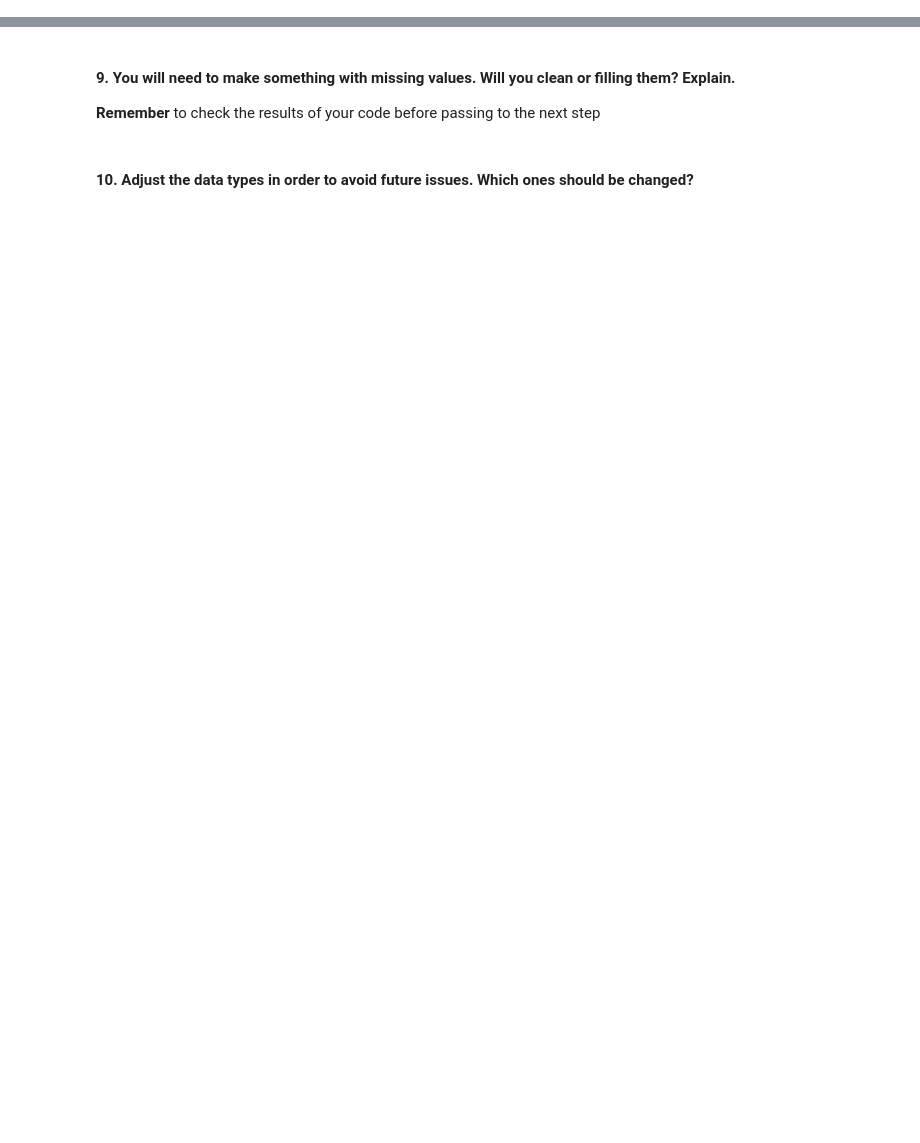
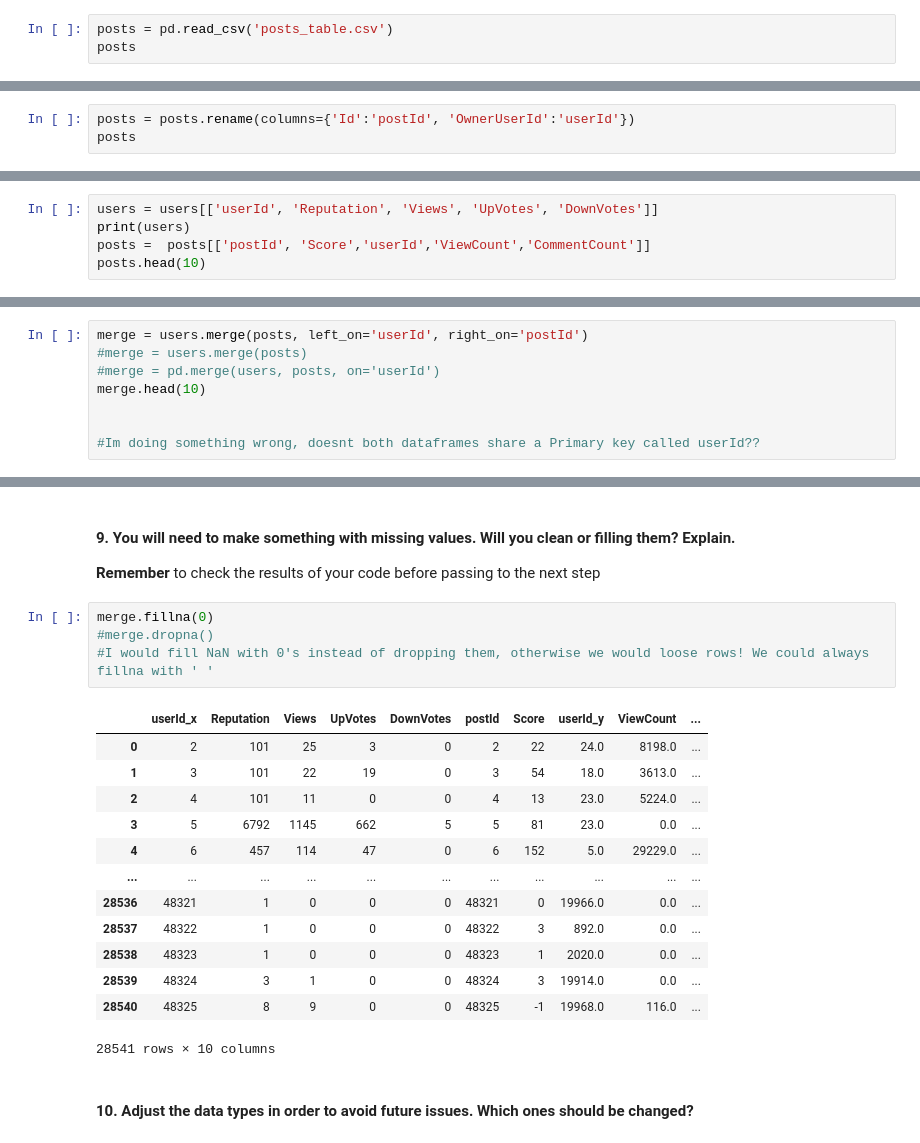
Before and after one commit to ta-data-lis/lab-data-cleaning, a Jupyter notebook: your-code/main.ipynb, the cells around one changed output, grey strips where cells are left out. Drawn from its saved outputs; the diff is of its cells as text; blank space fills up the shorter version.

```diff
--- a/your-code/main.ipynb
+++ b/your-code/main.ipynb
@@ -7,2 +13,5 @@
 # %% [markdown]
 #### 4. Import posts table:
+# %%
+posts = pd.read_csv('posts_table.csv')
+posts
@@ -9,2 +32,5 @@
 # %% [markdown]
 #### 5. Rename Id column to postId and OwnerUserId to userId
+# %%
+posts = posts.rename(columns={'Id':'postId', 'OwnerUserId':'userId'})
+posts
@@ -12,3 +52,8 @@
 #### 6. Define new dataframes for users and posts with the following selected columns:
     **users columns**: userId, Reputation,Views,UpVotes,DownVotes
     **posts columns**: postId, Score,userId,ViewCount,CommentCount
+# %%
+users = users[['userId', 'Reputation', 'Views', 'UpVotes', 'DownVotes']]
+print(users)
+posts =  posts[['postId', 'Score','userId','ViewCount','CommentCount']]
+posts.head(10)
@@ -15,3 +86,11 @@
 # %% [markdown]
 #### 7. Merge both dataframes, users and posts.
 You will need to make a [merge](https://pandas.pydata.org/pandas-docs/stable/generated/pandas.DataFrame.merge.html) of posts and users dataframes.
+# %%
+merge = users.merge(posts, left_on='userId', right_on='postId')
+#merge = users.merge(posts)
+#merge = pd.merge(users, posts, on='userId')
+merge.head(10)
+
+
+#Im doing something wrong, doesnt both dataframes share a Primary key called userId??
@@ -20,5 +126,23 @@ You will need to make a [merge](https://pandas.pydata.org/pandas-docs/stable/gen
 # %% [markdown]
 #### 9. You will need to make something with missing values.  Will you clean or filling them? Explain.
 **Remember** to check the results of your code before passing to the next step
+# %%
+merge.fillna(0)
+#merge.dropna()
+#I would fill NaN with 0's instead of dropping them, otherwise we would loose rows! We could always fillna with ' '
+# %% [output]
+|  | userId_x | Reputation | Views | UpVotes | DownVotes | postId | Score | userId_y | ViewCount | ... |
+| 0 | 2 | 101 | 25 | 3 | 0 | 2 | 22 | 24.0 | 8198.0 | ... |
+| 1 | 3 | 101 | 22 | 19 | 0 | 3 | 54 | 18.0 | 3613.0 | ... |
+| 2 | 4 | 101 | 11 | 0 | 0 | 4 | 13 | 23.0 | 5224.0 | ... |
+| 3 | 5 | 6792 | 1145 | 662 | 5 | 5 | 81 | 23.0 | 0.0 | ... |
+| 4 | 6 | 457 | 114 | 47 | 0 | 6 | 152 | 5.0 | 29229.0 | ... |
+| ... | ... | ... | ... | ... | ... | ... | ... | ... | ... | ... |
+| 28536 | 48321 | 1 | 0 | 0 | 0 | 48321 | 0 | 19966.0 | 0.0 | ... |
+| 28537 | 48322 | 1 | 0 | 0 | 0 | 48322 | 3 | 892.0 | 0.0 | ... |
+| 28538 | 48323 | 1 | 0 | 0 | 0 | 48323 | 1 | 2020.0 | 0.0 | ... |
+| 28539 | 48324 | 3 | 1 | 0 | 0 | 48324 | 3 | 19914.0 | 0.0 | ... |
+| 28540 | 48325 | 8 | 9 | 0 | 0 | 48325 | -1 | 19968.0 | 116.0 | ... |
+28541 rows × 10 columns
 # %% [markdown]
 #### 10. Adjust the data types in order to avoid future issues. Which ones should be changed?
```
Also changed, not shown: parts of 8 cells of this notebook.
